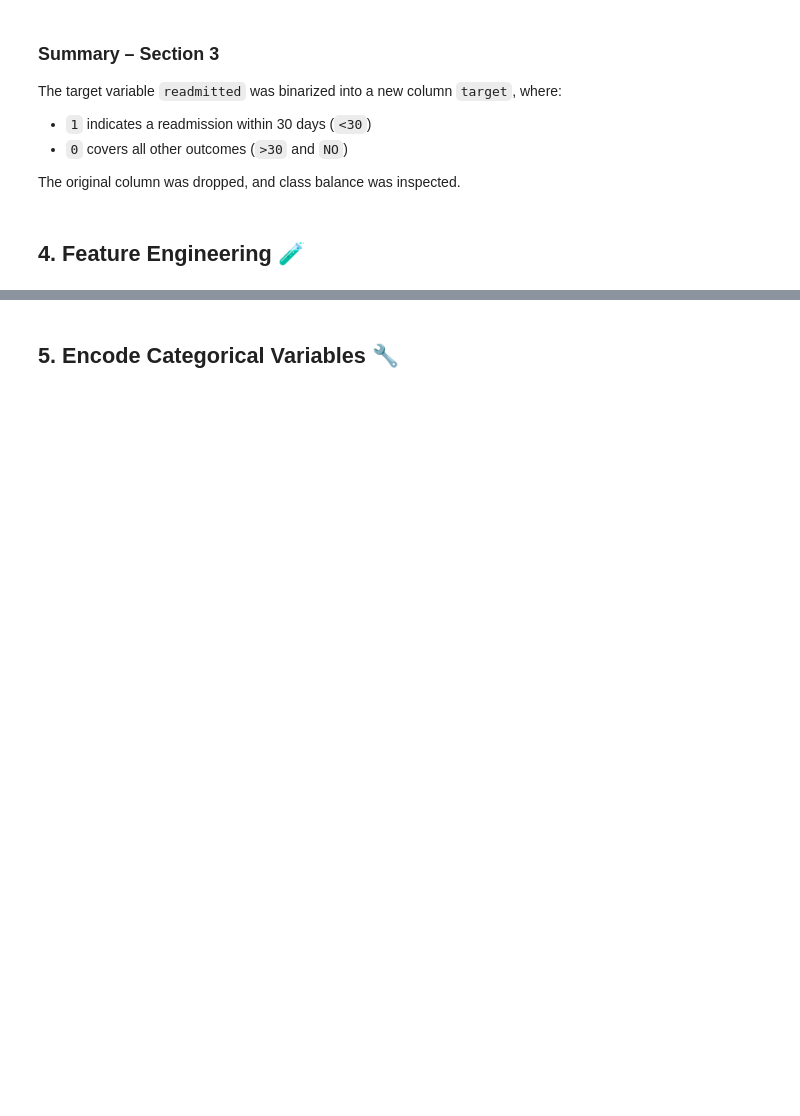
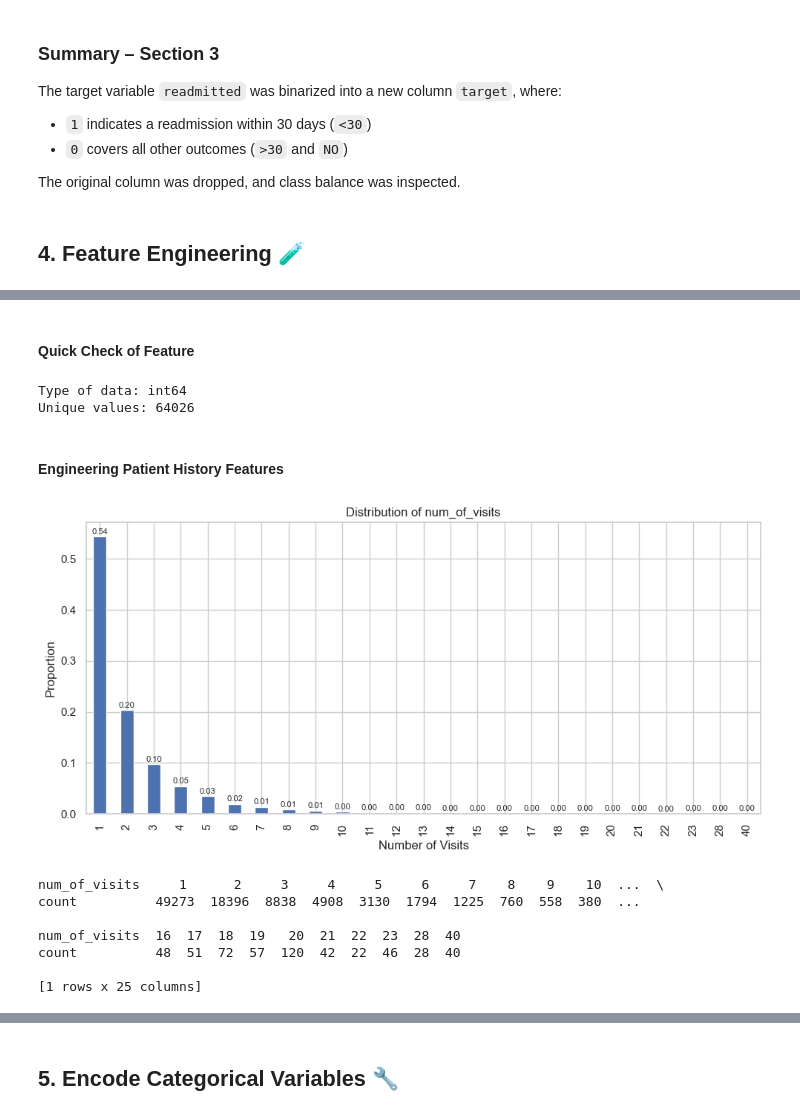
Before and after one commit to luckypantss/Diabetes-readmission-ml-pipeline, a Jupyter notebook: notebooks/02_preprocessing_and_feature_engineering.ipynb, the cells around one changed output, grey strips where cells are left out. Saved outputs shown, nothing was run; the diff lists cells and outputs as text; code cells hidden in the pictures; blank space fills up the shorter version.

```diff
--- a/notebooks/02_preprocessing_and_feature_engineering.ipynb
+++ b/notebooks/02_preprocessing_and_feature_engineering.ipynb
@@ -515 +511,9 @@ dtype: int64
 | max | 1.895026e+08 | 14.000000 | 132.000000 | 6.000000 | 81.000000 | 42.000000 | ... |
+# %%
+# Merge categorical and numerical data back into df_copy (for feature engineering next)
+df_copy = pd.concat([df_categorical, df_numerical, df_copy['readmitted']], axis=1)
+
+print('Exists NaN values:', df_copy.isnull().sum().sum() > 0)
+print('Shape of the DataFrame: ', df_copy.shape)
+print('Other information about the dataFrame:\n', df_copy.info())
+print('Unique values per feature\n', df_copy.nunique())
@@ -535,10 +557,10 @@ Name: proportion, dtype: float64
 # %%
 # We are interested in 2 cases: If the patient was readmitted within 30 days or not.
 # Thus, we can binarize the target variable into two classes: 'Yes' and 'No' (1 and 0).
-df_copy['target'] = df_copy['readmitted'].map({'<30': 1, '>30': 0, 'NO': 0})
+df_copy['target'] = df_copy['readmitted'].map({'<30': 1, '>30': 0, 'NO': 0}).copy()
 
-# Dropping the original target variable and renaming the new one
-df_copy.drop(columns='readmitted', inplace=True)
+# Dropping the original target variable
+df_copy.drop(columns=['readmitted'], inplace=True)
 
 # Checking the distribution of the new target variable
 df_copy['target'].value_counts(normalize=True)
@@ -596,0 +584,7 @@ dtype: int64
+# %%
+df_engineering = df_copy[features_to_engineer].copy()
+
+# Checking the distribution of the features to be engineered
+print('Shape of the DataFrame:', df_engineering.shape)
+print('Has any missing values:', df_engineering.isnull().sum().sum() > 0)
+df_engineering.head(10)
@@ -596,0 +608,42 @@ dtype: int64
+# %% [markdown]
+#### Quick Check of Feature
+# %%
+# A quick check of the feature
+print('Type of data:', df_engineering['patient_nbr'].dtype)
+print('Unique values:', df_engineering['patient_nbr'].nunique())
+# %% [output]
+Type of data: int64
+Unique values: 64026
+# %% [markdown]
+#### Engineering Patient History Features
+# %%
+# Creating a new feature: num_of_visits based on the count for each patient number
+num_of_visits_per_patient = df_engineering['patient_nbr'].value_counts()
+
+# Mapping the number of visits to each patient number to generate a new feature
+df_engineering['num_of_visits'] = df_engineering['patient_nbr'].map(num_of_visits_per_patient)
+
+# Plotting the distribution and head of the new feature
+dist = df_engineering['num_of_visits'].value_counts(normalize=True).sort_index()
+ax = dist.plot(kind='bar', figsize=(10, 5))
+plt.title('Distribution of num_of_visits')
+plt.xlabel('Number of Visits')
+plt.ylabel('Proportion')
+
+for i, val in enumerate(dist.values):
+    ax.text(i, val + 0.005, f'{val:.2f}', ha='center', fontsize=8)
+
+plt.tight_layout()
+plt.show()
+
+# Displaying the numerical values of the plot
+print(df_engineering['num_of_visits'].value_counts().sort_index().to_frame().T)
+# %% [output]
+[figure, added]
+num_of_visits     1      2     3     4     5     6     7    8    9    10  ...  \
+count          49273  18396  8838  4908  3130  1794  1225  760  558  380  ...
+
+num_of_visits  16  17  18  19   20  21  22  23  28  40
+count          48  51  72  57  120  42  22  46  28  40
+
+[1 rows x 25 columns]
```
Also changed, not shown: parts of 35 cells of this notebook.
